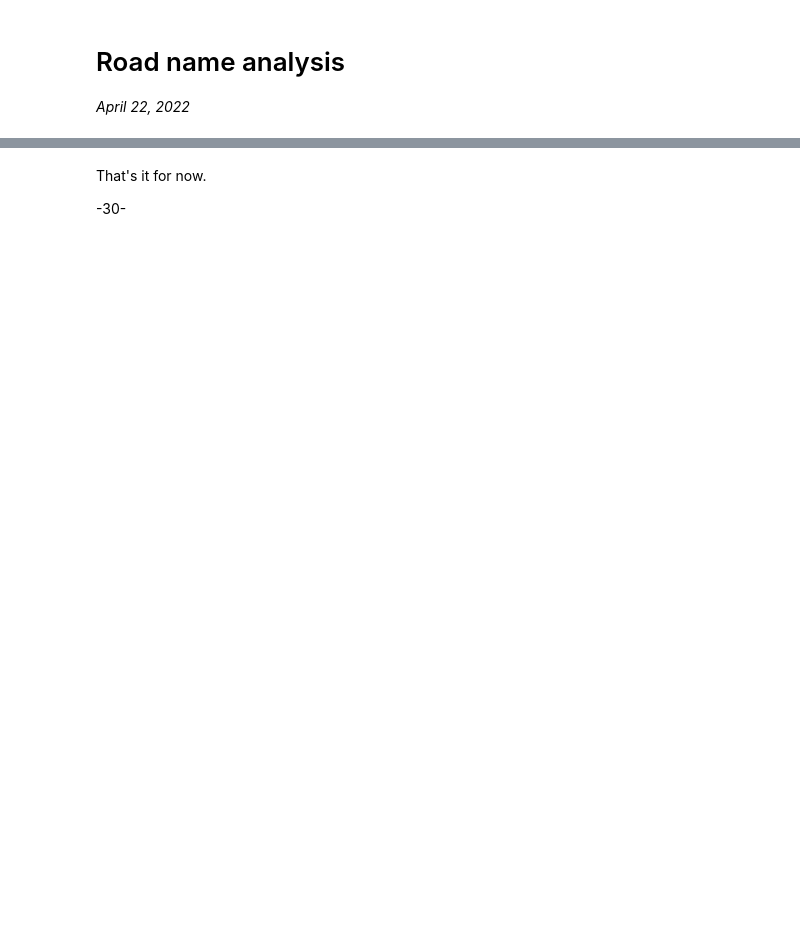
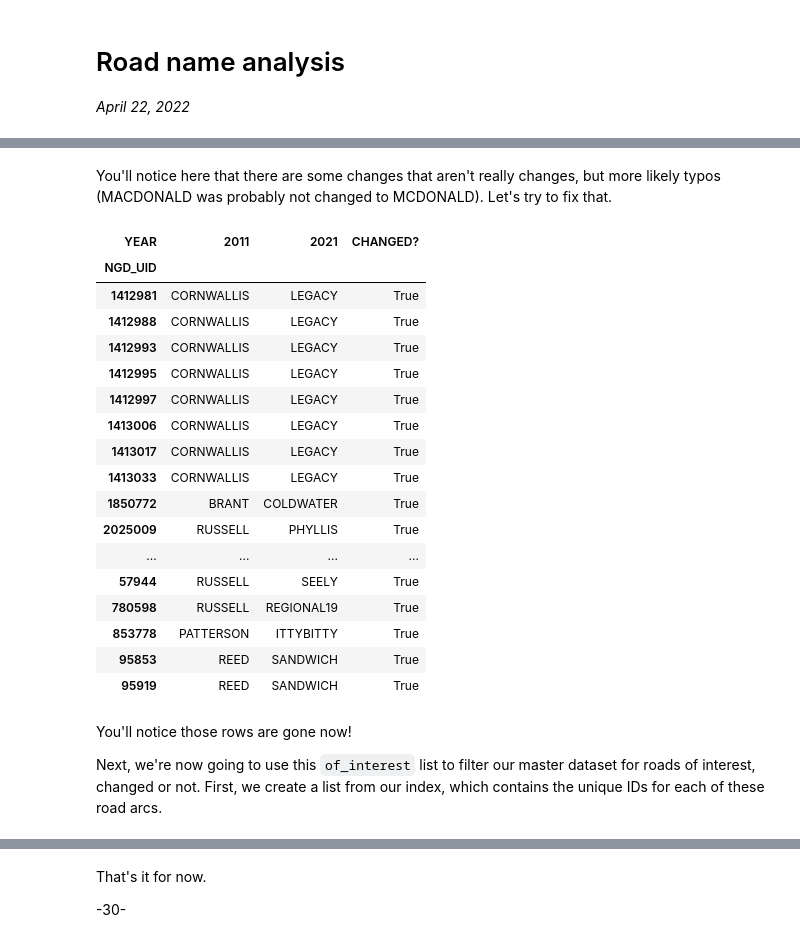
Before and after one commit to dexmcmillan/cbc-roadnames, a Jupyter notebook: 20220422-ROADNAMES.ipynb, the cells around one changed output, grey strips where cells are left out. Cells and saved outputs as stored; diff of their text form; code cells hidden in the pictures; blank space fills up the shorter version.

```diff
--- a/20220422-ROADNAMES.ipynb
+++ b/20220422-ROADNAMES.ipynb
@@ -60,0 +118,4 @@ cx.add_basemap(fig)
+# %%
+pivot["CHANGED?"] = pivot.apply(lambda x: not bool(re.search(x["2011"], x["2021"])), axis=1)
+
+pivot.head()
@@ -60,0 +144,26 @@ cx.add_basemap(fig)
+# %%
+names = [
+    "DUNDAS",
+    "RUSSELL",
+    "MACDONALD",
+    "RYERSON",
+    "CORNWALLIS",
+    "MCGILL",
+    "EGERTON",
+    "BOWELL",
+    "MACKENZIE",
+    "REED",
+    "BAGOT",
+    "DAVIN",
+    "LANGEVIN",
+    "GRANDIN",
+    "OLIVER",
+    "GIRTY",
+    "HAYT",
+    "MAUGER",
+    "JARVIS",
+    "BRANT",
+    "VAN ALSTINE",
+    "MCDONNELL",
+    "PATTERSON"
+    ]
@@ -60,0 +172,3 @@ cx.add_basemap(fig)
+# %%
+regex_string = r"\b|\b".join(names)
+regex_string = r"\b" + regex_string + r"\b"
@@ -60,0 +191,31 @@ cx.add_basemap(fig)
+# %% [markdown]
+You'll notice here that there are some changes that aren't really changes, but more likely typos (MACDONALD was probably not changed to MCDONALD). Let's try to fix that.
+# %%
+disambig_list = ["MACKENZIE", "MCKENZIE", "MCDONALD", "MACDONALD", "RUSSEL", "RUSSELL"]
+
+of_interest.loc[(of_interest["2011"].isin(disambig_list)) & (of_interest["2021"].isin(disambig_list)), "CHANGED?"] = False
+
+of_interest[of_interest["CHANGED?"] == True]
+# %% [output]
+| YEAR | 2011 | 2021 | CHANGED? |
+| NGD_UID |  |  |  |
+| 1412981 | CORNWALLIS | LEGACY | True |
+| 1412988 | CORNWALLIS | LEGACY | True |
+| 1412993 | CORNWALLIS | LEGACY | True |
+| 1412995 | CORNWALLIS | LEGACY | True |
+| 1412997 | CORNWALLIS | LEGACY | True |
+| 1413006 | CORNWALLIS | LEGACY | True |
+| 1413017 | CORNWALLIS | LEGACY | True |
+| 1413033 | CORNWALLIS | LEGACY | True |
+| 1850772 | BRANT | COLDWATER | True |
+| 2025009 | RUSSELL | PHYLLIS | True |
+| ... | ... | ... | ... |
+| 57944 | RUSSELL | SEELY | True |
+| 780598 | RUSSELL | REGIONAL19 | True |
+| 853778 | PATTERSON | ITTYBITTY | True |
+| 95853 | REED | SANDWICH | True |
+| 95919 | REED | SANDWICH | True |
+# %% [markdown]
+You'll notice those rows are gone now!
+
+Next, we're now going to use this `of_interest` list to filter our master dataset for roads of interest, changed or not. First, we create a list from our index, which contains the unique IDs for each of these road arcs.
```
Also changed, not shown: parts of 63 cells of this notebook.
